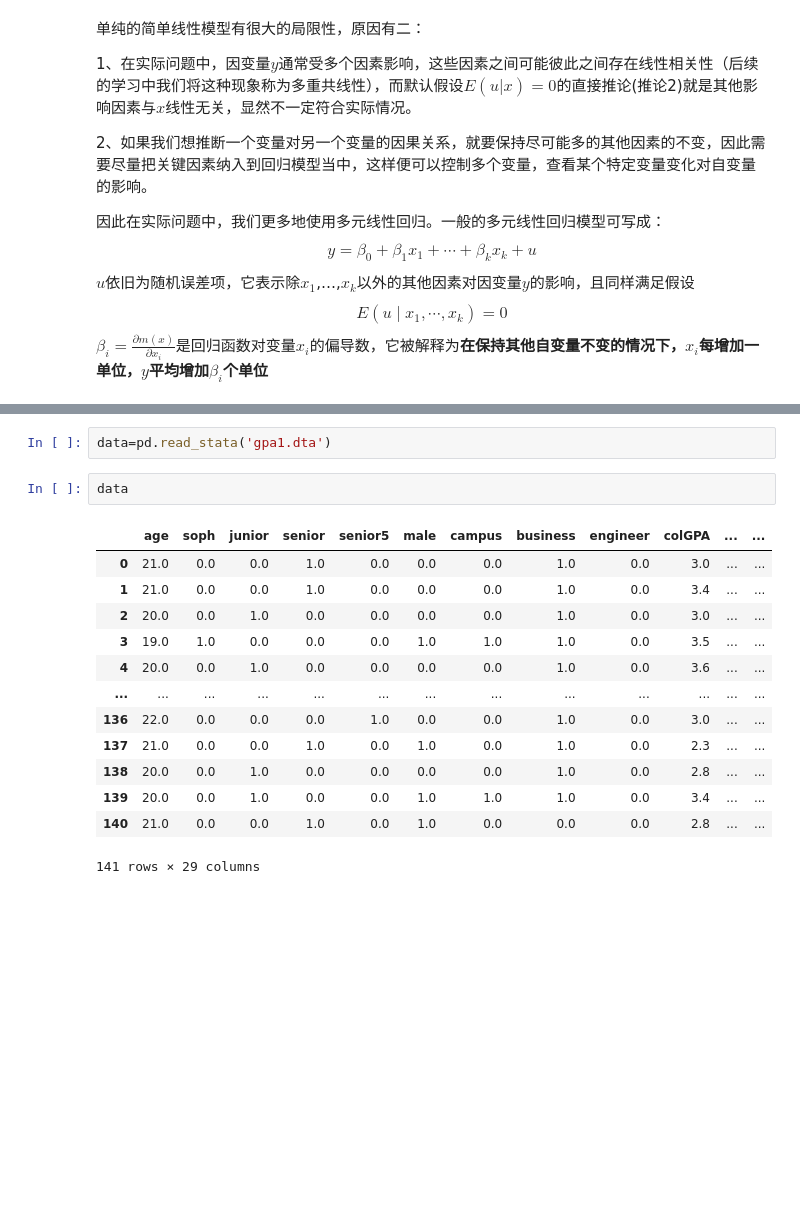
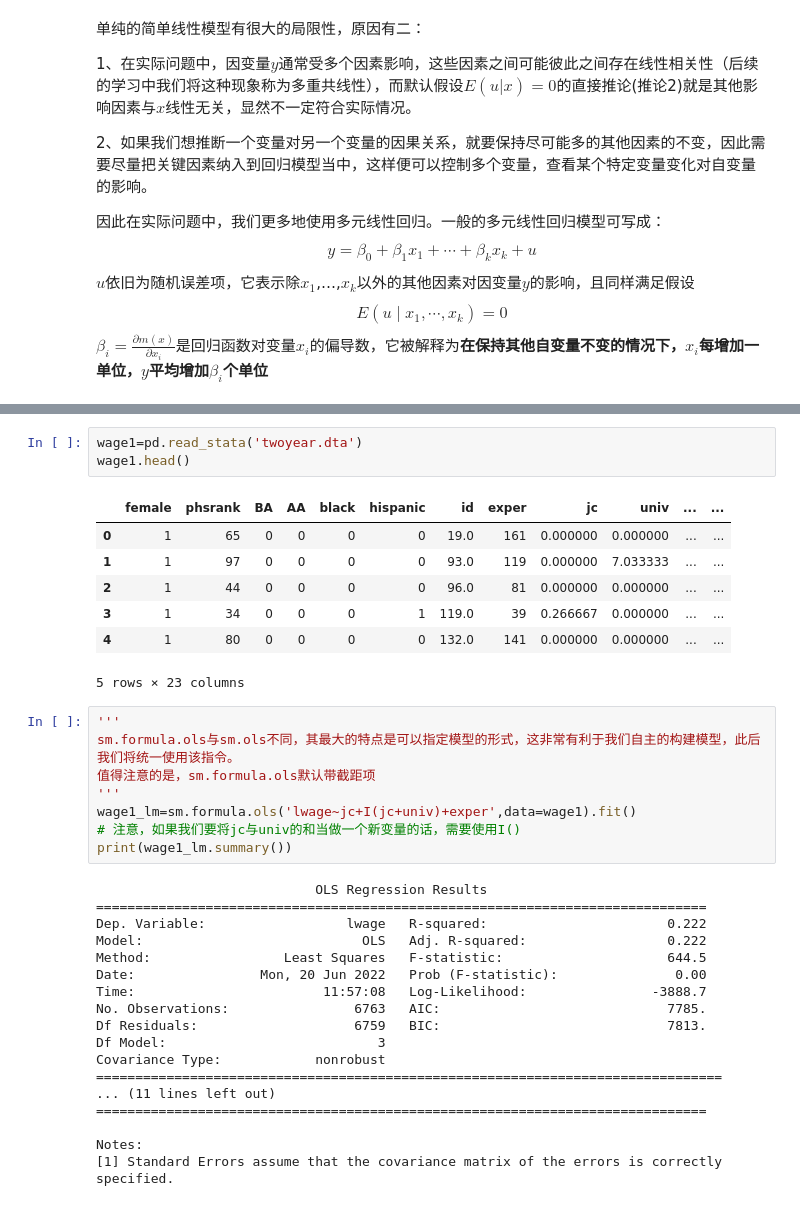
Before and after one commit to Git-Model/Modeling-Universe, a Jupyter notebook: Data-Story/统计分析之回归分析/回归.ipynb, the cells around one changed output, grey strips where cells are left out. Cells and saved outputs as stored; diff of their text form; blank space fills up the shorter version.

```diff
--- a/Data-Story/统计分析之回归分析/回归.ipynb
+++ b/Data-Story/统计分析之回归分析/回归.ipynb
@@ -184,18 +879,37 @@ $\beta_i=\frac{\partial m\left( x \right)}{\partial x_i}$是回归函数对变
 # %%
-data=pd.read_stata('gpa1.dta')
+wage1=pd.read_stata('twoyear.dta')
+wage1.head()
+# %% [output]
+|  | female | phsrank | BA | AA | black | hispanic | id | exper | jc | univ | ... | ... |
+| 0 | 1 | 65 | 0 | 0 | 0 | 0 | 19.0 | 161 | 0.000000 | 0.000000 | ... | ... |
+| 1 | 1 | 97 | 0 | 0 | 0 | 0 | 93.0 | 119 | 0.000000 | 7.033333 | ... | ... |
+| 2 | 1 | 44 | 0 | 0 | 0 | 0 | 96.0 | 81 | 0.000000 | 0.000000 | ... | ... |
+| 3 | 1 | 34 | 0 | 0 | 0 | 1 | 119.0 | 39 | 0.266667 | 0.000000 | ... | ... |
+| 4 | 1 | 80 | 0 | 0 | 0 | 0 | 132.0 | 141 | 0.000000 | 0.000000 | ... | ... |
+5 rows × 23 columns
-# %%
-data
-# %% [output]
-|  | age | soph | junior | senior | senior5 | male | campus | business | engineer | colGPA | ... | ... |
-| 0 | 21.0 | 0.0 | 0.0 | 1.0 | 0.0 | 0.0 | 0.0 | 1.0 | 0.0 | 3.0 | ... | ... |
-| 1 | 21.0 | 0.0 | 0.0 | 1.0 | 0.0 | 0.0 | 0.0 | 1.0 | 0.0 | 3.4 | ... | ... |
-| 2 | 20.0 | 0.0 | 1.0 | 0.0 | 0.0 | 0.0 | 0.0 | 1.0 | 0.0 | 3.0 | ... | ... |
-| 3 | 19.0 | 1.0 | 0.0 | 0.0 | 0.0 | 1.0 | 1.0 | 1.0 | 0.0 | 3.5 | ... | ... |
-| 4 | 20.0 | 0.0 | 1.0 | 0.0 | 0.0 | 0.0 | 0.0 | 1.0 | 0.0 | 3.6 | ... | ... |
-| ... | ... | ... | ... | ... | ... | ... | ... | ... | ... | ... | ... | ... |
-| 136 | 22.0 | 0.0 | 0.0 | 0.0 | 1.0 | 0.0 | 0.0 | 1.0 | 0.0 | 3.0 | ... | ... |
-| 137 | 21.0 | 0.0 | 0.0 | 1.0 | 0.0 | 1.0 | 0.0 | 1.0 | 0.0 | 2.3 | ... | ... |
-| 138 | 20.0 | 0.0 | 1.0 | 0.0 | 0.0 | 0.0 | 0.0 | 1.0 | 0.0 | 2.8 | ... | ... |
-| 139 | 20.0 | 0.0 | 1.0 | 0.0 | 0.0 | 1.0 | 1.0 | 1.0 | 0.0 | 3.4 | ... | ... |
-| 140 | 21.0 | 0.0 | 0.0 | 1.0 | 0.0 | 1.0 | 0.0 | 0.0 | 0.0 | 2.8 | ... | ... |
-141 rows × 29 columns
+# %%
+'''
+sm.formula.ols与sm.ols不同，其最大的特点是可以指定模型的形式，这非常有利于我们自主的构建模型，此后我们将统一使用该指令。
+值得注意的是，sm.formula.ols默认带截距项
+'''
+wage1_lm=sm.formula.ols('lwage~jc+I(jc+univ)+exper',data=wage1).fit()
+# 注意，如果我们要将jc与univ的和当做一个新变量的话，需要使用I()
+print(wage1_lm.summary())
+# %% [output]
+                            OLS Regression Results
+==============================================================================
+Dep. Variable:                  lwage   R-squared:                       0.222
+Model:                            OLS   Adj. R-squared:                  0.222
+Method:                 Least Squares   F-statistic:                     644.5
+Date:                Mon, 20 Jun 2022   Prob (F-statistic):               0.00
+Time:                        11:57:08   Log-Likelihood:                -3888.7
+No. Observations:                6763   AIC:                             7785.
+Df Residuals:                    6759   BIC:                             7813.
+Df Model:                           3
+Covariance Type:            nonrobust
+================================================================================
+... (11 lines left out)
+==============================================================================
+
+Notes:
+[1] Standard Errors assume that the covariance matrix of the errors is correctly specified.
```
Also changed, not shown: parts of 122 cells of this notebook.
